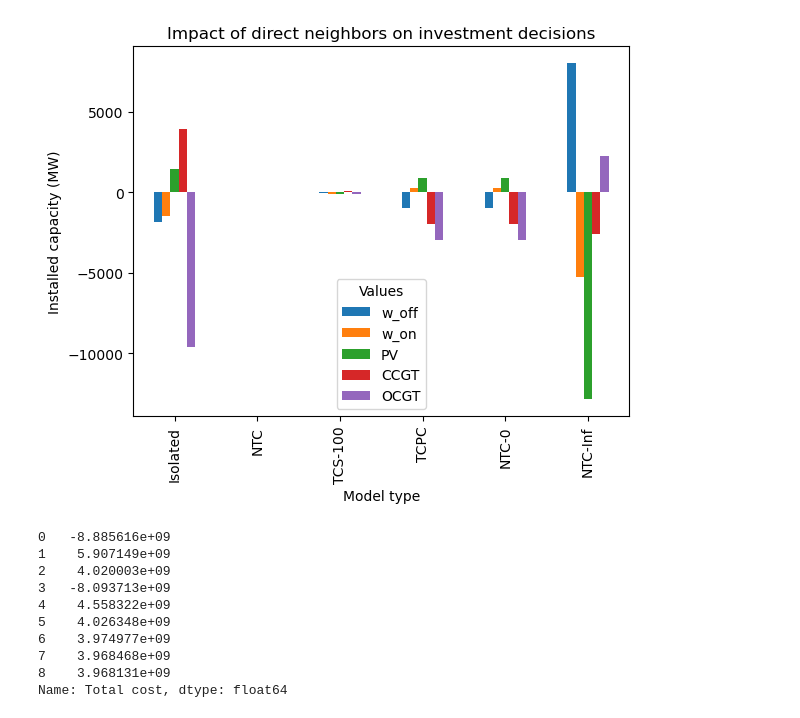
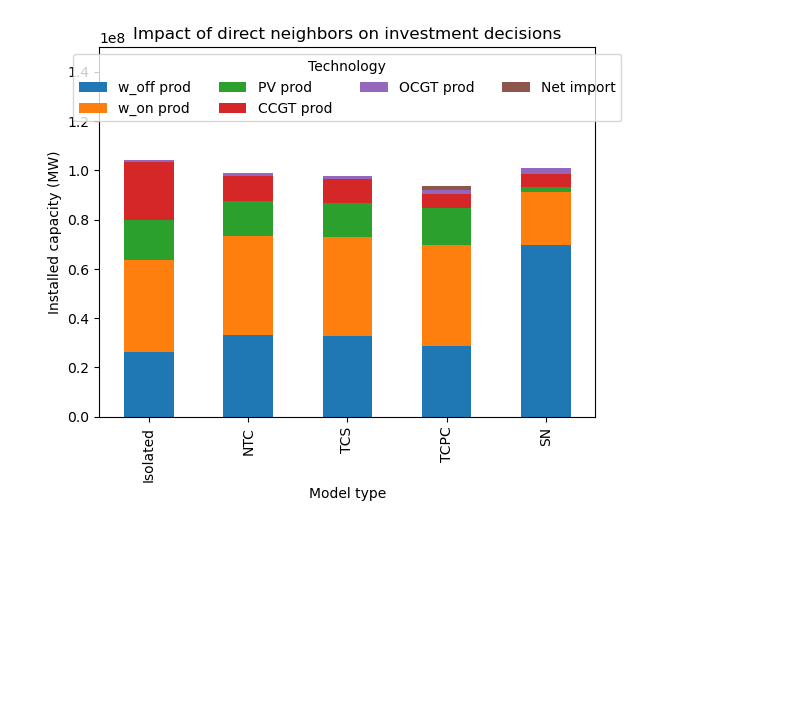
Before and after one commit to KristofPhillips95/ImportExport, a Jupyter notebook: analysis_scripts/DirectNeighbors.ipynb, the cells around one changed output. Cells and saved outputs as stored; diff of their text form; code cells hidden in the pictures; blank space fills up the shorter version.

Commit message:
update analysis scripts

```diff
--- a/analysis_scripts/DirectNeighbors.ipynb
+++ b/analysis_scripts/DirectNeighbors.ipynb
@@ -113,41 +173,33 @@ plt.savefig(f"../Results/Figures/FY_analysis/DirectNeighbors//Installed_capaciti
-# %%
-## Plot installed capacity deviations
-
-# Define the types to include and order in which you want the types to appear
-type_order = ["Isolated","NTC","TCS-100","TCPC","NTC-0","NTC-Inf"]
-filter_condition = df_results["Model Type"].isin(type_order)
-
-filtered_df = dev_df[filter_condition].set_index("Model Type").reindex(type_order).reset_index()
-
-#Choose the values to be displayed
-stacked = False
-if stacked:
-    vals= ["CCGT", "OCGT","PV","w_on","w_off"]
-else:
-    vals = [ "w_off", "w_on","PV","CCGT", "OCGT"]
-#vals = ["imported","exported"]
-
-
-filtered_df.plot.bar(x="Model Type", y=vals, stacked=stacked)
-
-plt.xlabel('Model type')
-plt.ylabel('Installed capacity (MW)')
-plt.title('Impact of direct neighbors on investment decisions')
-plt.legend(title='Values')
-#plt.show()
-plt.savefig(f"../Results/Figures/FY_analysis/DirectNeighbors//Installed_capacities_deviations_bar_{stacked}_DN.png")
-# %% [output]
-[figure, removed]
-# %%
-df_results["Total cost"]
-# %% [output]
-0   -8.885616e+09
-1    5.907149e+09
-2    4.020003e+09
-3   -8.093713e+09
-4    4.558322e+09
-5    4.026348e+09
-6    3.974977e+09
-7    3.968468e+09
-8    3.968131e+09
-Name: Total cost, dtype: float64
+# %%
+## Plot installed capacities
+
+# Define the types to include and order in which you want the types to appear
+type_order = ["Isolated","NTC","TCS","TCPC","SN"]
+filter_condition = df_results["Model Type"].isin(type_order)
+
+filtered_df = df_results[filter_condition].set_index("Model Type").reindex(type_order).reset_index()
+
+#Choose the values to be displayed
+stacked = True
+if stacked:
+    vals= [ "w_off prod", "w_on prod","PV prod","CCGT prod", "OCGT prod","Net import"]
+else:
+    vals = [ "w_off prod", "w_on prod","PV prod","CCGT prod", "OCGT prod"]
+#vals = ["imported","exported"]
+
+
+filtered_df.plot.bar(x="Model Type", y=vals, stacked=stacked)
+
+plt.xlabel('Model type')
+plt.ylabel('Installed capacity (MW)')
+if stacked:
+    plt.ylim((0,150000000))
+else:
+    plt.ylim((0,80000000))
+plt.title('Impact of direct neighbors on investment decisions')
+plt.legend(title='Technology',loc = "upper center",ncols = 4)
+
+#plt.show()
+plt.savefig(f"../Results/Figures/FY_analysis/DirectNeighbors//Production_bar_{stacked}_DN.png")
+# %% [output]
+[figure, added]
```
Also changed, not shown: parts of 9 cells of this notebook, 1 other file.
